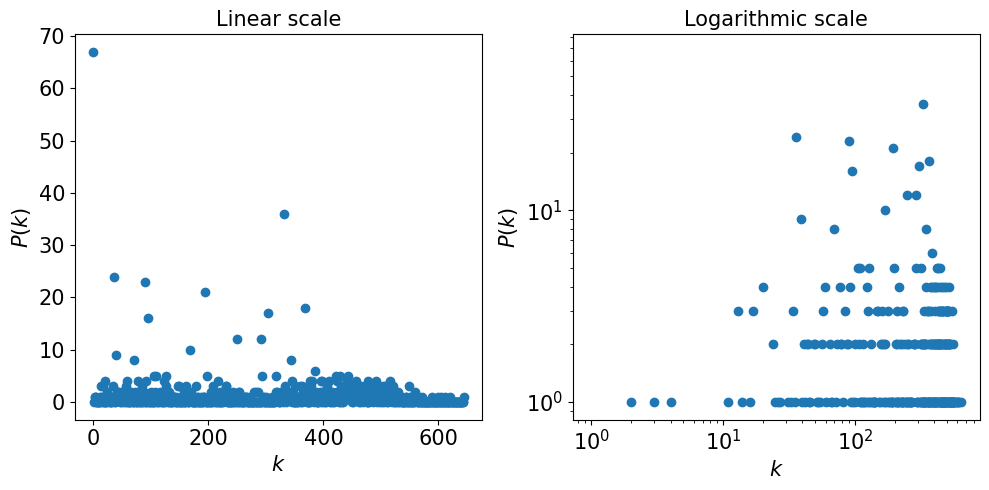
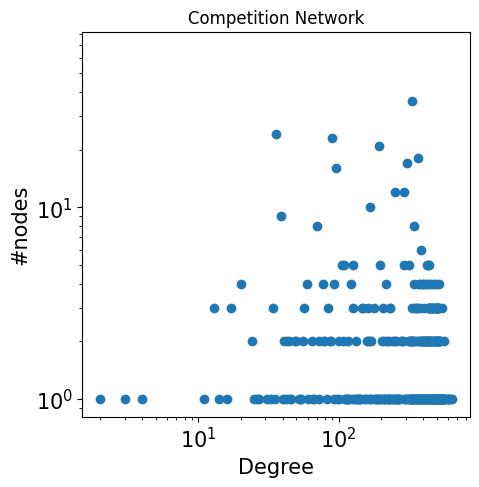
The change to this notebook cell's code, shown as a diff; its figure went from the first image to the second:
--- before
+++ after
@@ -1,32 +1 @@
-fig,ax=plt.subplots(1,2,figsize=(10,5))
-degree_sequence=[G_shared.degree(node) for node in G_shared.nodes()]
-from collections import Counter
-
-degree_counts = Counter(degree_sequence)
-min_degree=min(degree_sequence)
-max_degree=max(degree_sequence)
-
-degree = list(range(min_degree, max_degree + 1))
-degree_count = [degree_counts.get(x, 0) for x in degree]
-
-
-ax[0].scatter(degree, degree_count,label='data')
-ax[1].scatter(degree, degree_count,label='data')
-
-ax[0].set_xlabel('$k$',fontsize=15)  ### Set label of the axis
-ax[0].set_ylabel('$P(k)$',fontsize=15)
-
-ax[1].set_xlabel('$k$',fontsize=15) ### Set label of the axis
-ax[1].set_ylabel('$P(k)$',fontsize=15) 
-
-ax[1].set_yscale('log') ### Set logarithmic scale
-ax[1].set_xscale('log')
-
-ax[0].tick_params(which='major',axis='both',labelsize=15) ### Size labels ticks
-ax[1].tick_params(which='major',axis='both',labelsize=15)
-
-
-ax[0].set_title('Linear scale',fontsize=15)
-ax[1].set_title('Logarithmic scale',fontsize=15)
-fig.tight_layout()
-
+represent_degree_distribution(G_shared,node_list=G_shared.nodes(),scale='log',rep='scatter', title='Competition Network') ## Represent the degree distribution of the graph with a scatter plot and log scale

Commit: final changes